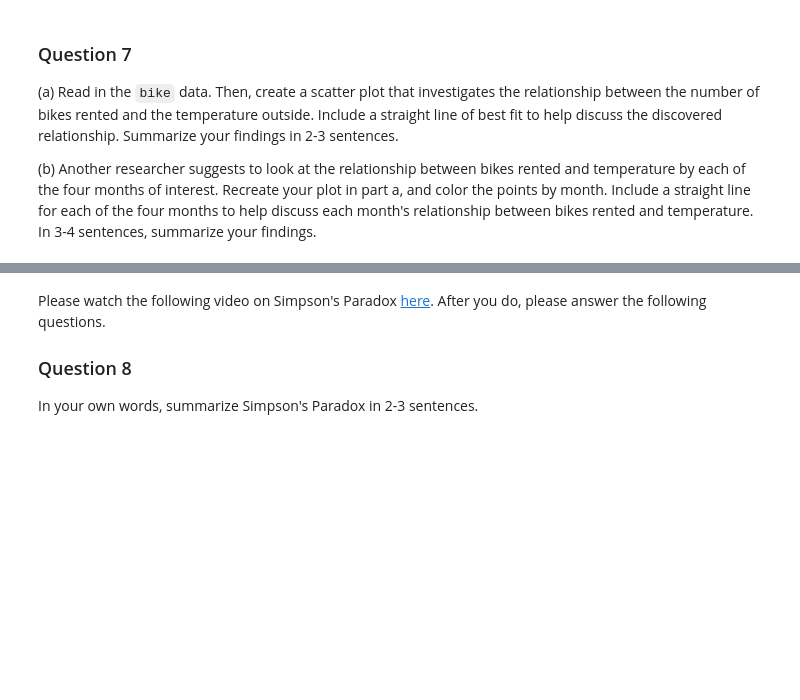
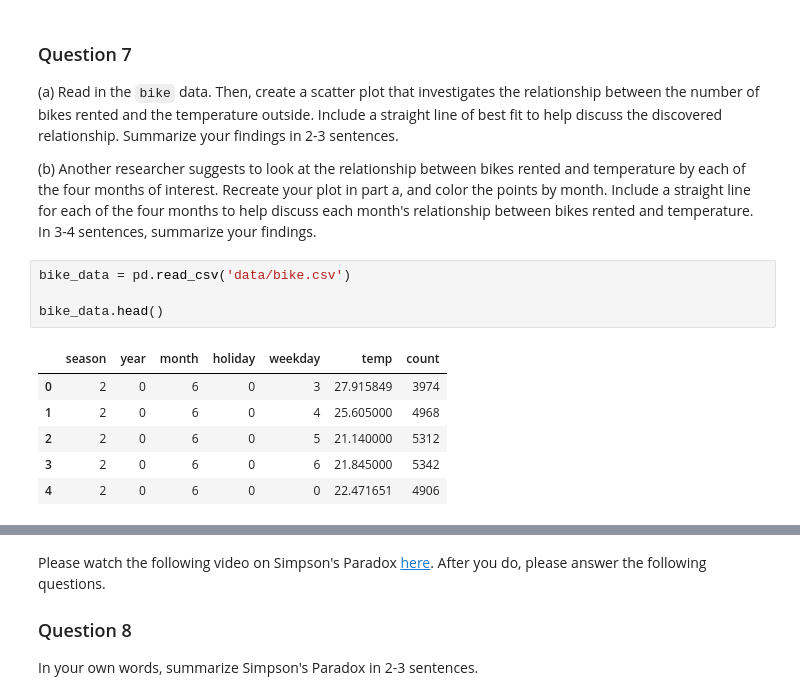
Before and after one commit to INFO-511-F24/lab-05-CodingWildcats, a Jupyter notebook: lab-5.ipynb, the cells around one changed output, grey strips where cells are left out. Saved outputs shown, nothing was run; the diff lists cells and outputs as text; blank space fills up the shorter version.

```diff
--- a/lab-5.ipynb
+++ b/lab-5.ipynb
@@ -200,3 +200,14 @@ Below is a list of variables and their definitions:
     Recreate your plot in part a, and color the points by month.
     Include a straight line for each of the four months to help discuss each month's relationship between bikes rented and temperature.
     In 3-4 sentences, summarize your findings.
+# %%
+bike_data = pd.read_csv('data/bike.csv')
+
+bike_data.head()
+# %% [output]
+|  | season | year | month | holiday | weekday | temp | count |
+| 0 | 2 | 0 | 6 | 0 | 3 | 27.915849 | 3974 |
+| 1 | 2 | 0 | 6 | 0 | 4 | 25.605000 | 4968 |
+| 2 | 2 | 0 | 6 | 0 | 5 | 21.140000 | 5312 |
+| 3 | 2 | 0 | 6 | 0 | 6 | 21.845000 | 5342 |
+| 4 | 2 | 0 | 6 | 0 | 0 | 22.471651 | 4906 |
```
Also changed, not shown: parts of 3 cells of this notebook.
